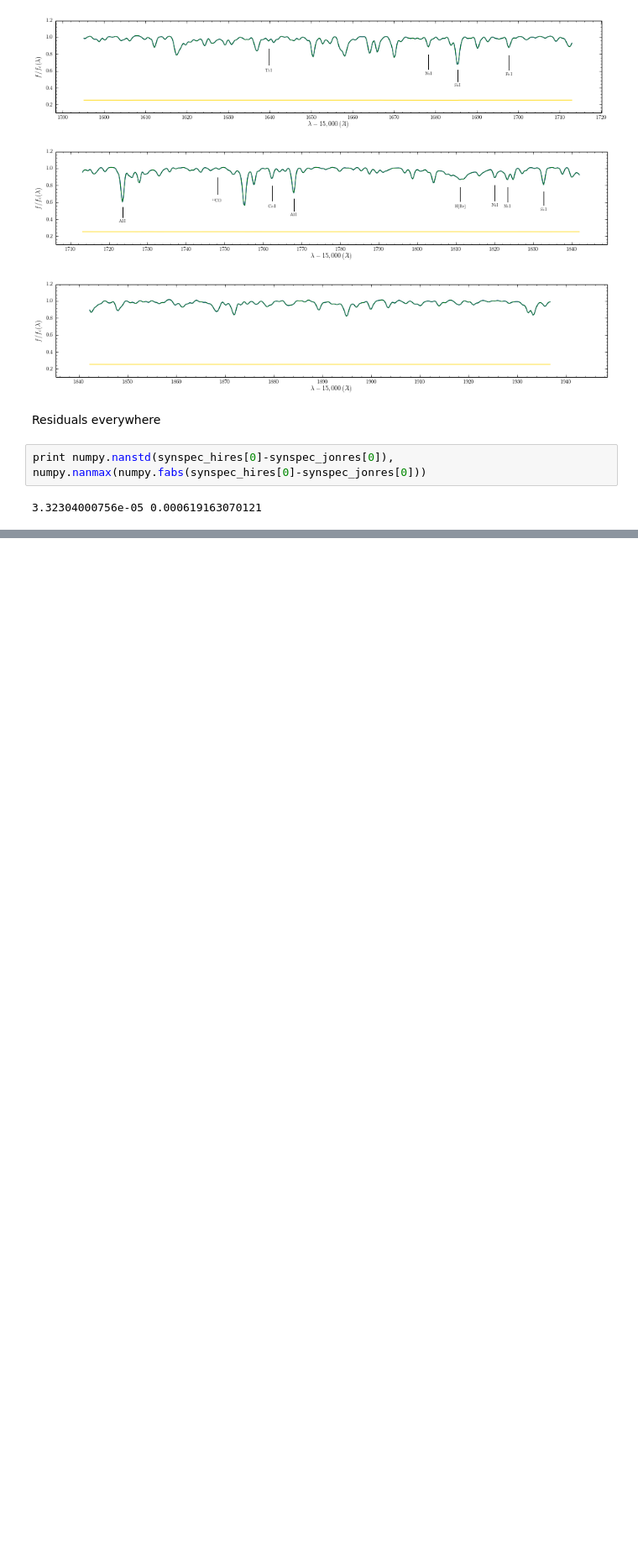
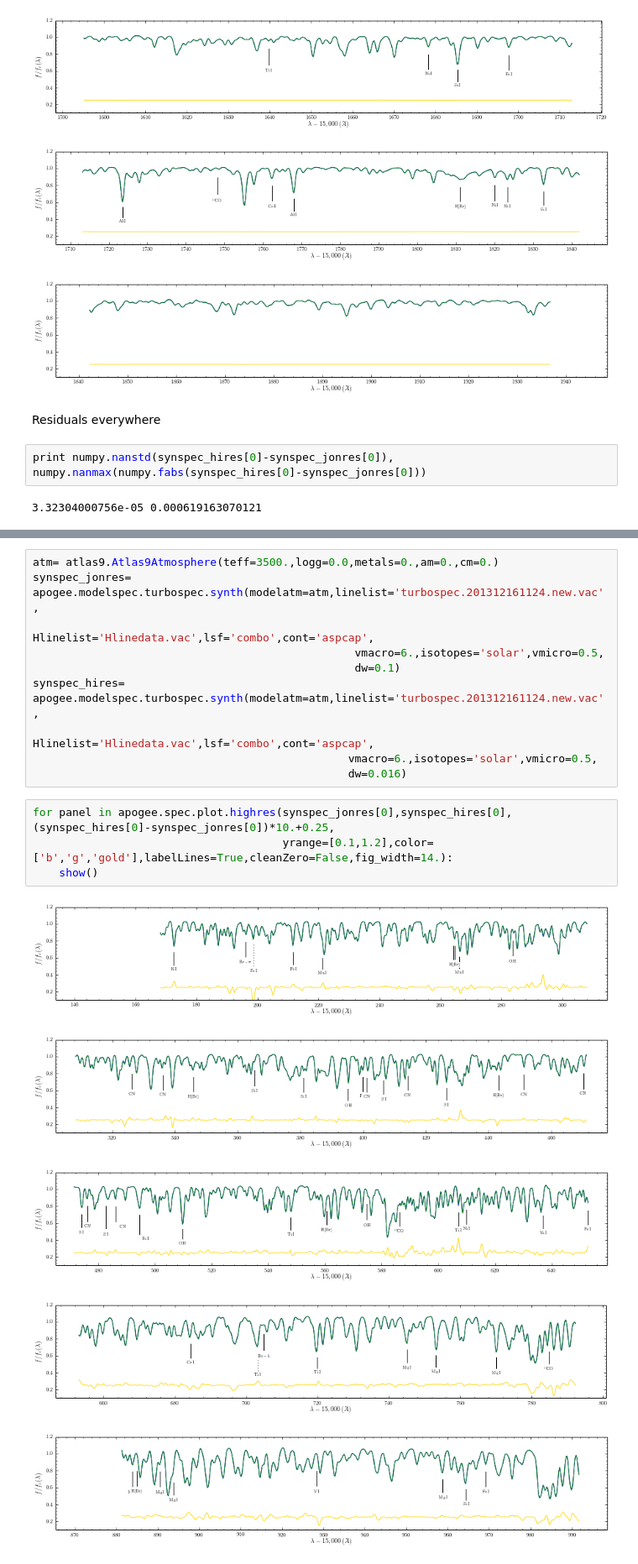
Before and after one commit to jobovy/misc-notebooks, a Jupyter notebook: apogee/apogee-turbo-resolutioncheck.ipynb, the cells around one changed output, grey strips where cells are left out. Shown at 84% size. Cells and saved outputs as stored; diff of their text form; blank space fills up the shorter version.

```diff
--- a/apogee/apogee-turbo-resolutioncheck.ipynb
+++ b/apogee/apogee-turbo-resolutioncheck.ipynb
@@ -41,0 +47,20 @@ print numpy.nanstd(synspec_hires[0]-synspec_jonres[0]), numpy.nanmax(numpy.fabs(
+# %%
+atm= atlas9.Atlas9Atmosphere(teff=3500.,logg=0.0,metals=0.,am=0.,cm=0.)
+synspec_jonres= apogee.modelspec.turbospec.synth(modelatm=atm,linelist='turbospec.201312161124.new.vac',
+                                                 Hlinelist='Hlinedata.vac',lsf='combo',cont='aspcap',
+                                                 vmacro=6.,isotopes='solar',vmicro=0.5,
+                                                 dw=0.1)
+synspec_hires= apogee.modelspec.turbospec.synth(modelatm=atm,linelist='turbospec.201312161124.new.vac',
+                                                Hlinelist='Hlinedata.vac',lsf='combo',cont='aspcap',
+                                                vmacro=6.,isotopes='solar',vmicro=0.5,
+                                                dw=0.016)
+# %%
+for panel in apogee.spec.plot.highres(synspec_jonres[0],synspec_hires[0],(synspec_hires[0]-synspec_jonres[0])*10.+0.25,
+                                      yrange=[0.1,1.2],color=['b','g','gold'],labelLines=True,cleanZero=False,fig_width=14.):
+    show()
+# %% [output]
+[figure, added]
+[figure, added]
+[figure, added]
+[figure, added]
+[figure, added]
```
Also changed, not shown: parts of 5 cells of this notebook.
